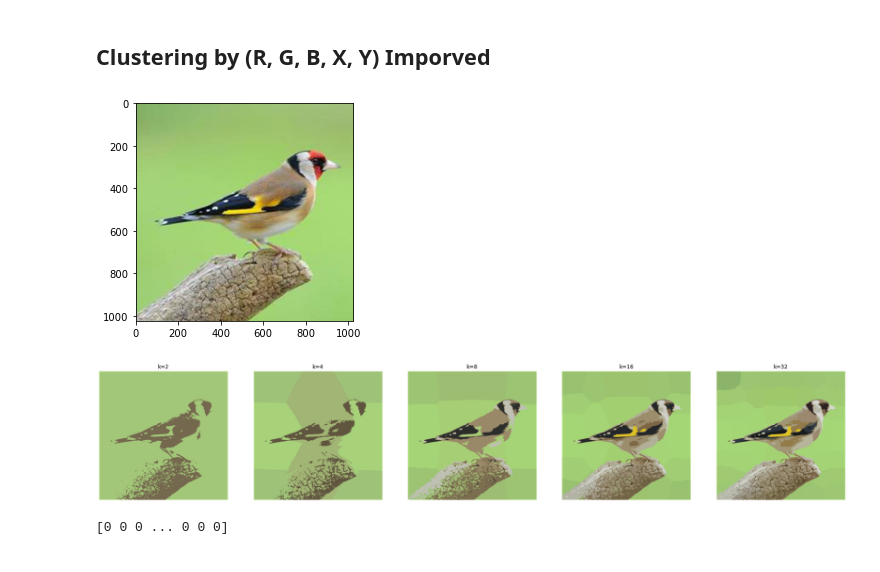
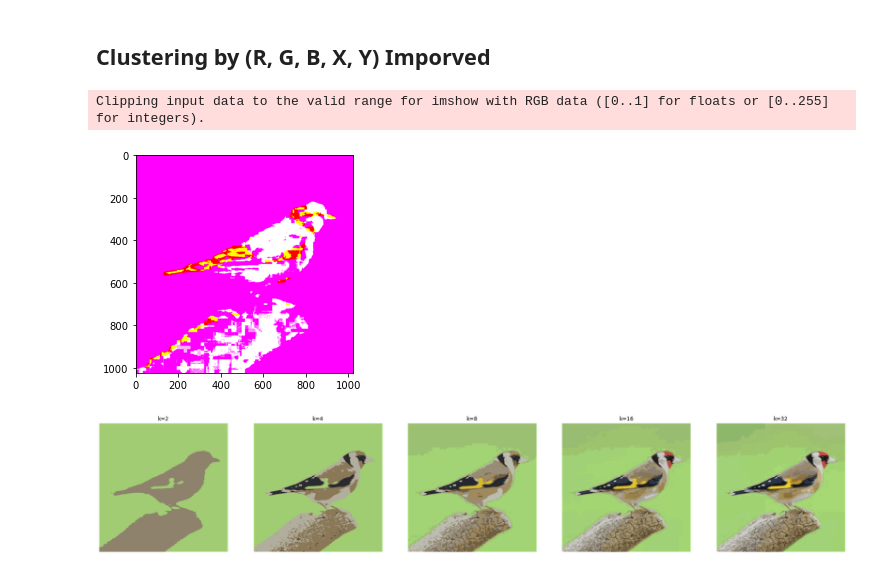
Before and after one commit to qa276390/DLCV-NTU-2020-FALL-HW1, a Jupyter notebook: kmeans_color.ipynb, the cells around one changed output. Drawn from its saved outputs; the diff is of its cells as text; code cells hidden in the pictures.

```diff
--- a/kmeans_color.ipynb
+++ b/kmeans_color.ipynb
@@ -103,19 +105,29 @@ plt.show()
 # %%
 sample_img = imread('material/bird.jpg')
+sample_img = color.rgb2lab(sample_img)
 plt.imshow(sample_img)
 w,h,_ = sample_img.shape
 sample_img_xy = np.zeros((w, h, 5))
-sample_img_xy[:, :, :3] = sample_img / np.max(sample_img)
+#sample_img_xy[:, :, :3] = sample_img / np.max(sample_img)
+sample_img_xy[:, :, :3] = sample_img
 
-sample_img_xy[:, :, 3] = (w - np.abs(np.ones((w, h))*np.expand_dims(np.array(range(0, w, 1)), axis=0) - \
-                          np.ones((w, h))*np.expand_dims(np.array(range(w, 0, -1)), axis=0))) / w / 2
+#x = (w - np.abs(np.ones((w, h))*np.expand_dims(np.array(range(0, w, 1)), axis=0) - \
+#                          np.ones((w, h))*np.expand_dims(np.array(range(w, 0, -1)), axis=0))) / w / 2
+#y = (h - np.abs(np.ones((w, h))*np.expand_dims(np.array(range(0, h, 1)), axis=1) - \
+#                           np.ones((w, h))*np.expand_dims(np.array(range(h, 0 , -1)), axis=1))) / h / 2
+x = np.ones((w, h)) * np.expand_dims(np.array(range(int(-w/2), int(w/2), 1)), axis=0)
+y = np.ones((w, h)) * np.expand_dims(np.array(range(int(-h/2), int(h/2), 1)), axis=1)
 
-sample_img_xy[:, :, 4] = (h - np.abs(np.ones((w, h))*np.expand_dims(np.array(range(0, h, 1)), axis=1) - \
-                           np.ones((w, h))*np.expand_dims(np.array(range(h, 0 , -1)), axis=1))) / h / 2
+dist = np.sqrt(x**2 + y**2) + 1e-8
+angle = x/dist
+sample_img_xy[:, :, 3] = dist/np.max(dist)
+
+sample_img_xy[:, :, 4] = angle
 
 sample_img_xy_flat = sample_img_xy.reshape(w*h,5)
 # %% [output]
+Clipping input data to the valid range for imshow with RGB data ([0..1] for floats or [0..255] for integers).
-[figure, old version]
+[figure, new version]
 # %%
 fig, axs = plt.subplots(rows, columns,figsize=(30, 30))
 for i in tqdm(range(columns*rows)):
@@ -139,12 +151,8 @@ for i in tqdm(range(columns*rows)):
     recolored_img = recolored_img.reshape(w,h,3)
     axs[i].set_title('k='+ str(n_colors))
     #axs[i].imshow(recolored_img.astype(int))
-    axs[i].imshow(recolored_img)
+    axs[i].imshow(color.lab2rgb(recolored_img))
     axs[i].axis('off')
 plt.show()
 # %% [output]
-[figure, old version]
+[figure, new version]
-# %%
-print(labels)
-# %% [output]
-[0 0 0 ... 0 0 0]
```
Also changed, not shown: parts of 7 cells of this notebook, 4 other files.
